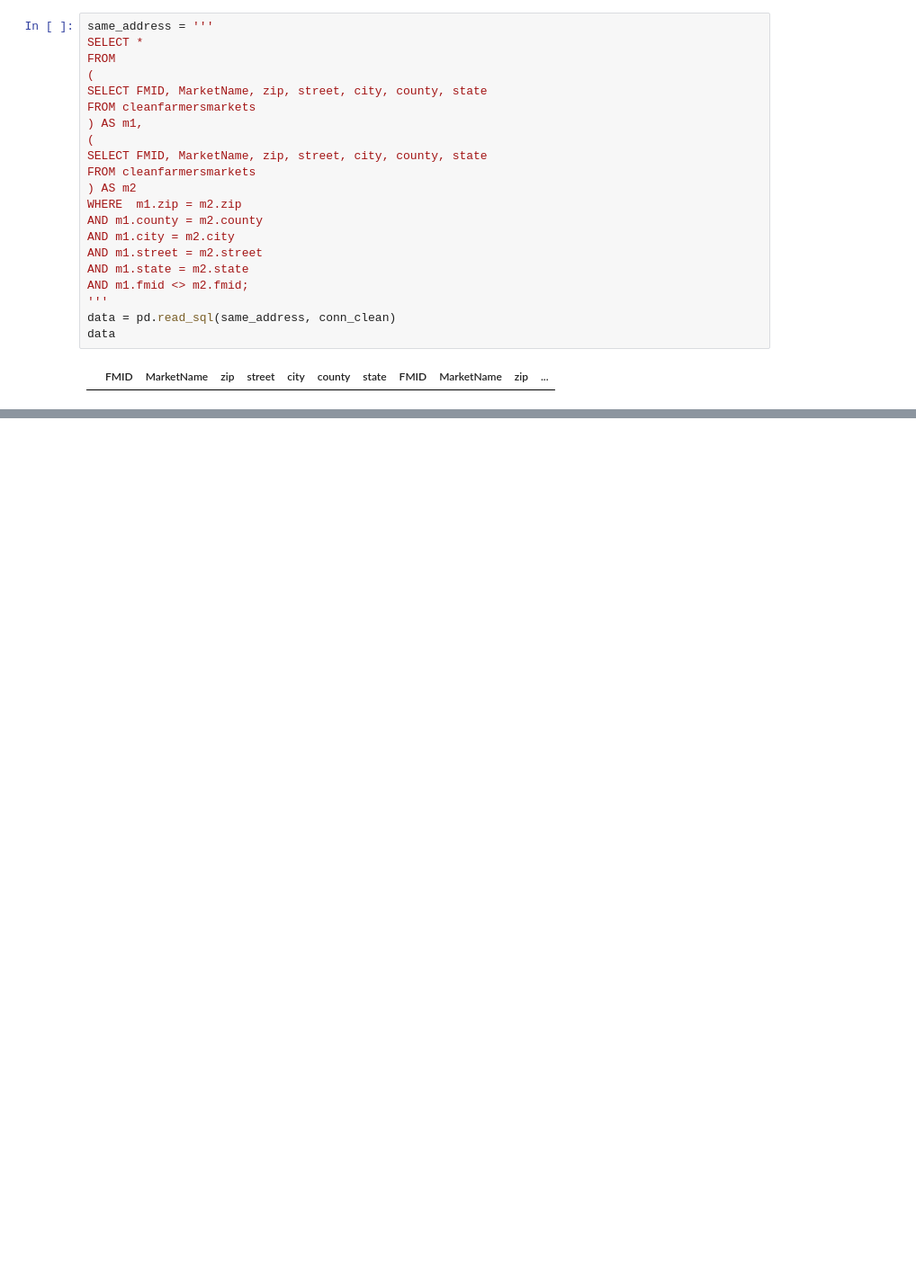
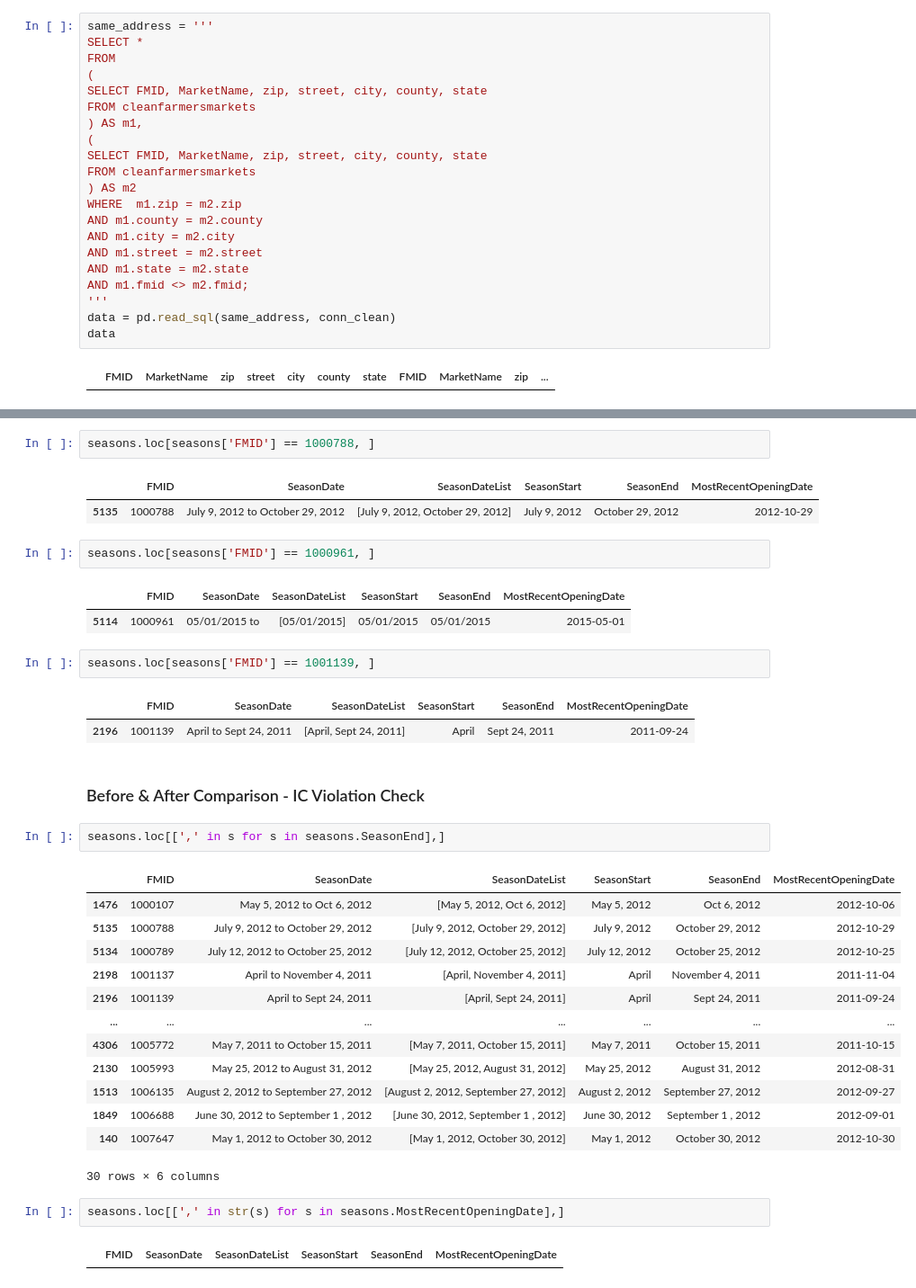
Before and after one commit to ruoyu-qian/cs513-data-cleaning, a Jupyter notebook: ic_violation.ipynb, the cells around one changed output, grey strips where cells are left out. Shown at 90% size. Drawn from its saved outputs; the diff is of its cells as text; blank space fills up the shorter version.

```diff
--- a/ic_violation.ipynb
+++ b/ic_violation.ipynb
@@ -110,0 +186,37 @@ data
+# %%
+seasons.loc[seasons['FMID'] == 1000788, ]
+# %% [output]
+|  | FMID | SeasonDate | SeasonDateList | SeasonStart | SeasonEnd | MostRecentOpeningDate |
+| 5135 | 1000788 | July 9, 2012 to October 29, 2012 | [July 9, 2012, October 29, 2012] | July 9, 2012 | October 29, 2012 | 2012-10-29 |
+# %%
+seasons.loc[seasons['FMID'] == 1000961, ]
+# %% [output]
+|  | FMID | SeasonDate | SeasonDateList | SeasonStart | SeasonEnd | MostRecentOpeningDate |
+| 5114 | 1000961 | 05/01/2015 to | [05/01/2015] | 05/01/2015 | 05/01/2015 | 2015-05-01 |
+# %%
+seasons.loc[seasons['FMID'] == 1001139, ]
+# %% [output]
+|  | FMID | SeasonDate | SeasonDateList | SeasonStart | SeasonEnd | MostRecentOpeningDate |
+| 2196 | 1001139 | April to Sept 24, 2011 | [April, Sept 24, 2011] | April | Sept 24, 2011 | 2011-09-24 |
+# %% [markdown]
+### Before & After Comparison - IC Violation Check
+# %%
+seasons.loc[[',' in s for s in seasons.SeasonEnd],]
+# %% [output]
+|  | FMID | SeasonDate | SeasonDateList | SeasonStart | SeasonEnd | MostRecentOpeningDate |
+| 1476 | 1000107 | May 5, 2012 to Oct 6, 2012 | [May 5, 2012, Oct 6, 2012] | May 5, 2012 | Oct 6, 2012 | 2012-10-06 |
+| 5135 | 1000788 | July 9, 2012 to October 29, 2012 | [July 9, 2012, October 29, 2012] | July 9, 2012 | October 29, 2012 | 2012-10-29 |
+| 5134 | 1000789 | July 12, 2012 to October 25, 2012 | [July 12, 2012, October 25, 2012] | July 12, 2012 | October 25, 2012 | 2012-10-25 |
+| 2198 | 1001137 | April to November 4, 2011 | [April, November 4, 2011] | April | November 4, 2011 | 2011-11-04 |
+| 2196 | 1001139 | April to Sept 24, 2011 | [April, Sept 24, 2011] | April | Sept 24, 2011 | 2011-09-24 |
+| ... | ... | ... | ... | ... | ... | ... |
+| 4306 | 1005772 | May 7, 2011 to October 15, 2011 | [May 7, 2011, October 15, 2011] | May 7, 2011 | October 15, 2011 | 2011-10-15 |
+| 2130 | 1005993 | May 25, 2012 to August 31, 2012 | [May 25, 2012, August 31, 2012] | May 25, 2012 | August 31, 2012 | 2012-08-31 |
+| 1513 | 1006135 | August 2, 2012 to September 27, 2012 | [August 2, 2012, September 27, 2012] | August 2, 2012 | September 27, 2012 | 2012-09-27 |
+| 1849 | 1006688 | June 30, 2012 to September 1 , 2012 | [June 30, 2012, September 1 , 2012] | June 30, 2012 | September 1 , 2012 | 2012-09-01 |
+| 140 | 1007647 | May 1, 2012 to October 30, 2012 | [May 1, 2012, October 30, 2012] | May 1, 2012 | October 30, 2012 | 2012-10-30 |
+30 rows × 6 columns
+# %%
+seasons.loc[[',' in str(s) for s in seasons.MostRecentOpeningDate],]
+# %% [output]
+|  | FMID | SeasonDate | SeasonDateList | SeasonStart | SeasonEnd | MostRecentOpeningDate |
```
Also changed, not shown: parts of 15 cells of this notebook.
